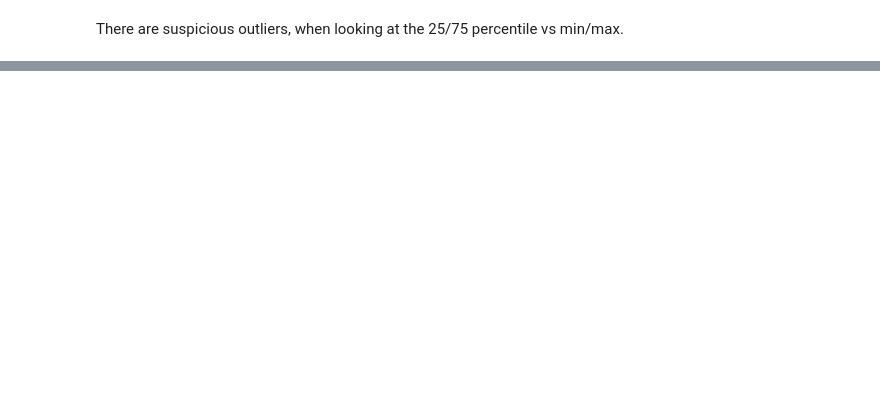
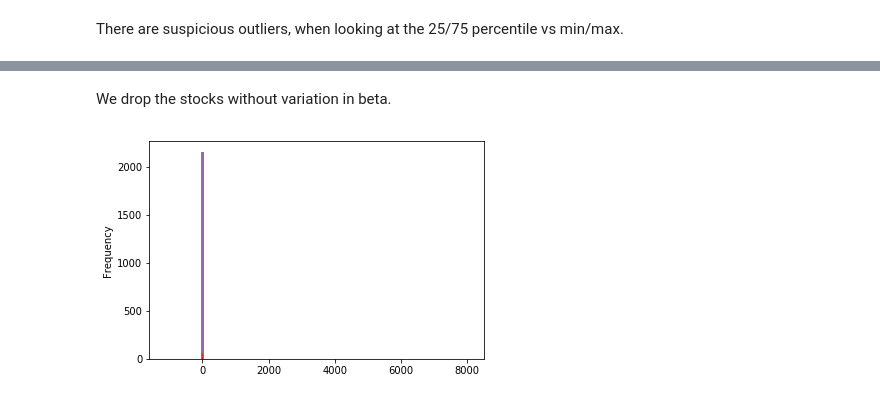
Before and after one commit to vincentqb/beta-computation, a Jupyter notebook: Exploration.ipynb, the cells around one changed output, grey strips where cells are left out. Drawn from its saved outputs; the diff is of its cells as text; code cells hidden in the pictures; blank space fills up the shorter version.

```diff
--- a/Exploration.ipynb
+++ b/Exploration.ipynb
@@ -82,10 +17,14 @@ start_date = "2013-10-01"
 end_date = "2018-10-01"
 
 n_stocks = 300
-ref_name = "SPY"
 
 # We take a random set of stocks
 # TODO Ensure there's a certain proportion of small/medium/large stocks
-data = DataProvider.get_random_securities(n_stocks, start_date, end_date)
-data_ref = DataProvider.get_securities(ref_name, start_date, end_date)
+
+if False:
+    data = DataProvider.get_random_securities(n_stocks, start_date, end_date)
+else:
+    data = DataProvider.load_securities()
+
+data_ref = DataProvider.get_reference_security(start_date, end_date)
 # %% [output]
@@ -126,4 +110,5 @@ Further development:
 # %% [markdown]
 # Analyse betas
 # %%
-df.groupby("symbol")["beta"].describe()
+d = df.groupby("symbol")["beta"].describe()
+d
@@ -130,2 +135,5 @@ df.groupby("symbol")["beta"].describe()
 # %% [markdown]
 There are suspicious outliers, when looking at the 25/75 percentile vs min/max.
+# %%
+threshold = 10**(-3)
+l = list(d[d["std"] < threshold].index)
@@ -132,7 +148,13 @@ There are suspicious outliers, when looking at the 25/75 percentile vs min/max.
+# %% [markdown]
+We drop the stocks without variation in beta.
+# %%
+df.drop(index=l, inplace=True)
 # %%
 p = df.reset_index("symbol").groupby("symbol")["beta"].plot()
 # %%
-p = df.reset_index("symbol").groupby("symbol")["beta"].plot(kind="density")
+p = df.reset_index("symbol").groupby("symbol")["beta"].plot(kind="hist", bins=100)
+# %% [output]
+[figure, added]
 # %%
 threshold = 5
 p = df.reset_index("symbol").groupby("symbol")["beta"].plot(kind="density", xlim=(-threshold, threshold))
```
Also changed, not shown: parts of 19 cells of this notebook.
